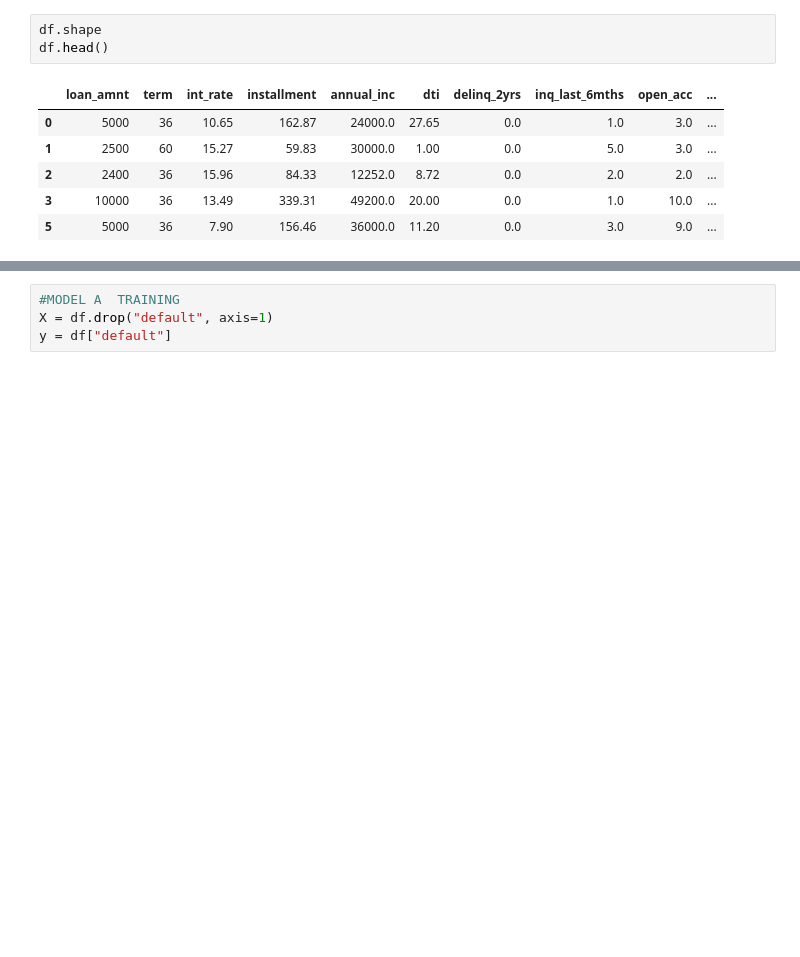
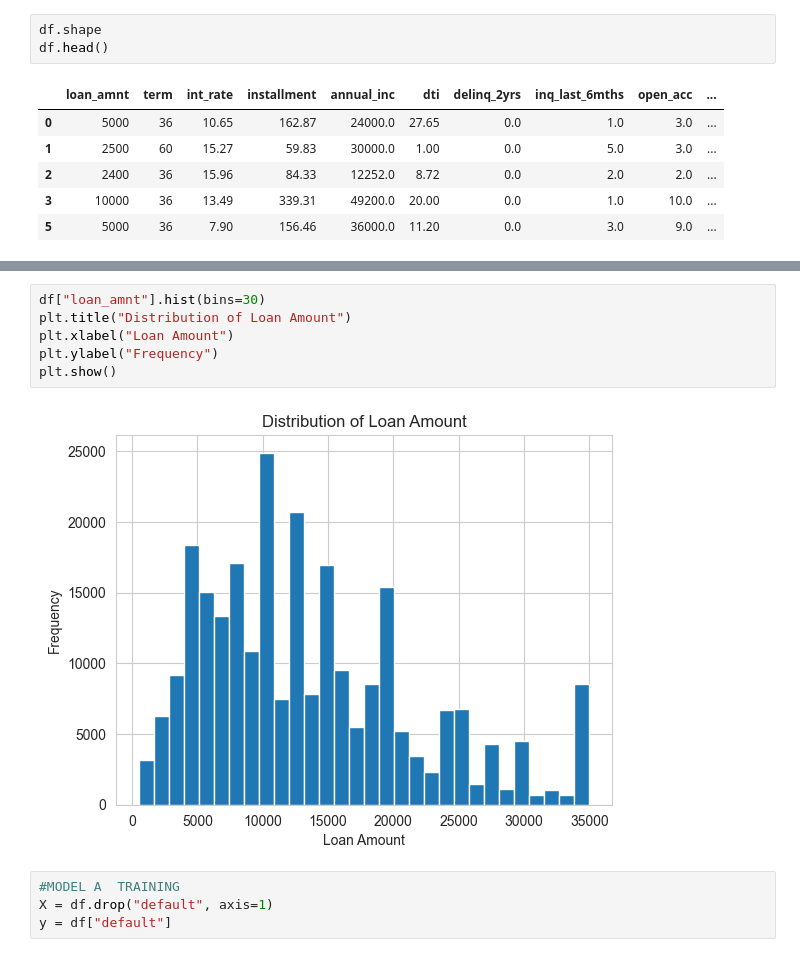
Before and after one commit to adeokamate/hybrid-credit-risk-app, a Jupyter notebook: credit risk assesment.ipynb, the cells around one changed output, grey strips where cells are left out. Saved outputs shown, nothing was run; the diff lists cells and outputs as text; blank space fills up the shorter version.

```diff
--- a/credit risk assesment.ipynb
+++ b/credit risk assesment.ipynb
@@ -295,3 +355,11 @@ Name: count, dtype: int64
+# %%
+df["loan_amnt"].hist(bins=30)
+plt.title("Distribution of Loan Amount")
+plt.xlabel("Loan Amount")
+plt.ylabel("Frequency")
+plt.show()
+# %% [output]
+[figure, added]
 # %%
 #MODEL A  TRAINING
 X = df.drop("default", axis=1)
```
Also changed, not shown: parts of 23 cells of this notebook, 2 other files.
